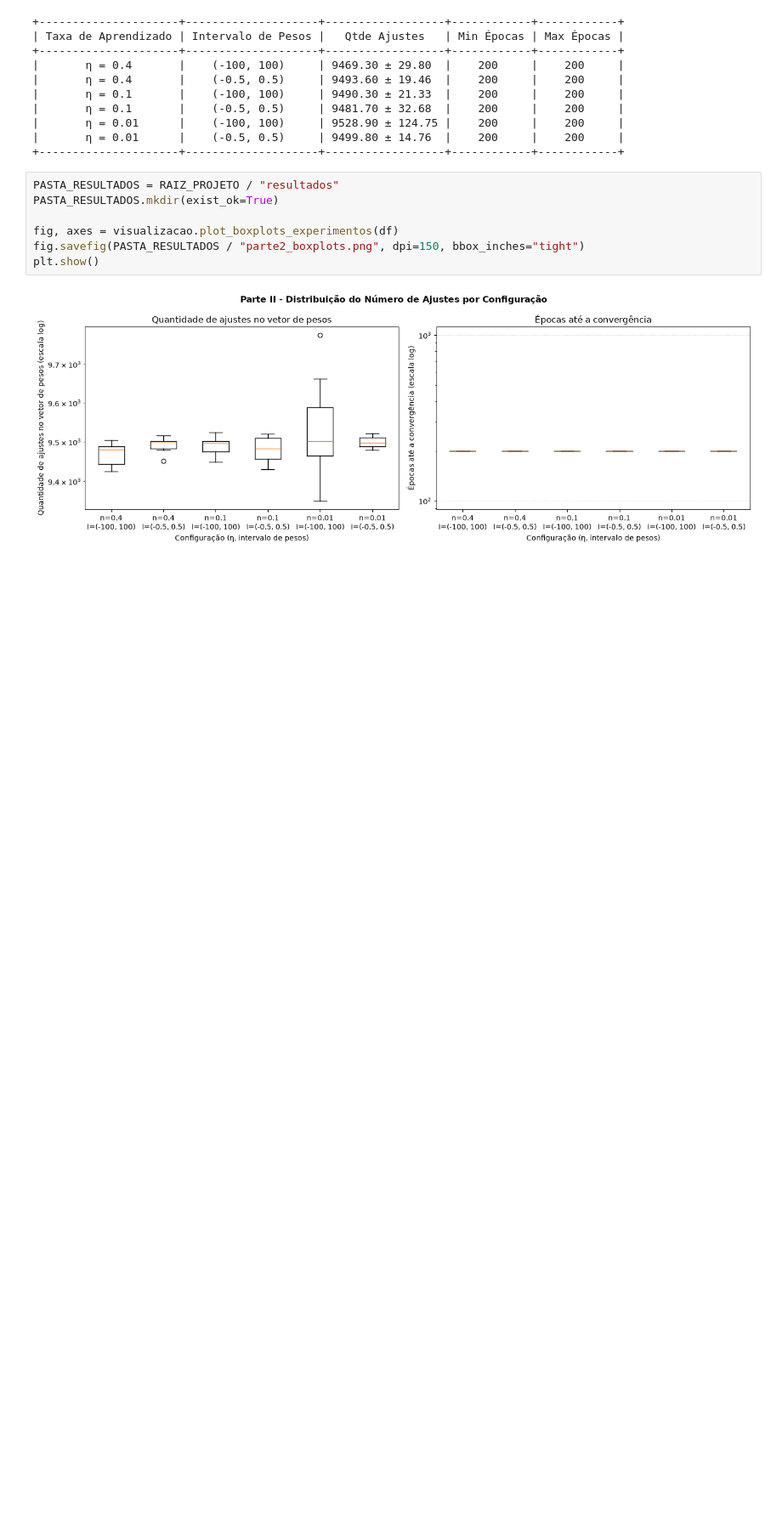
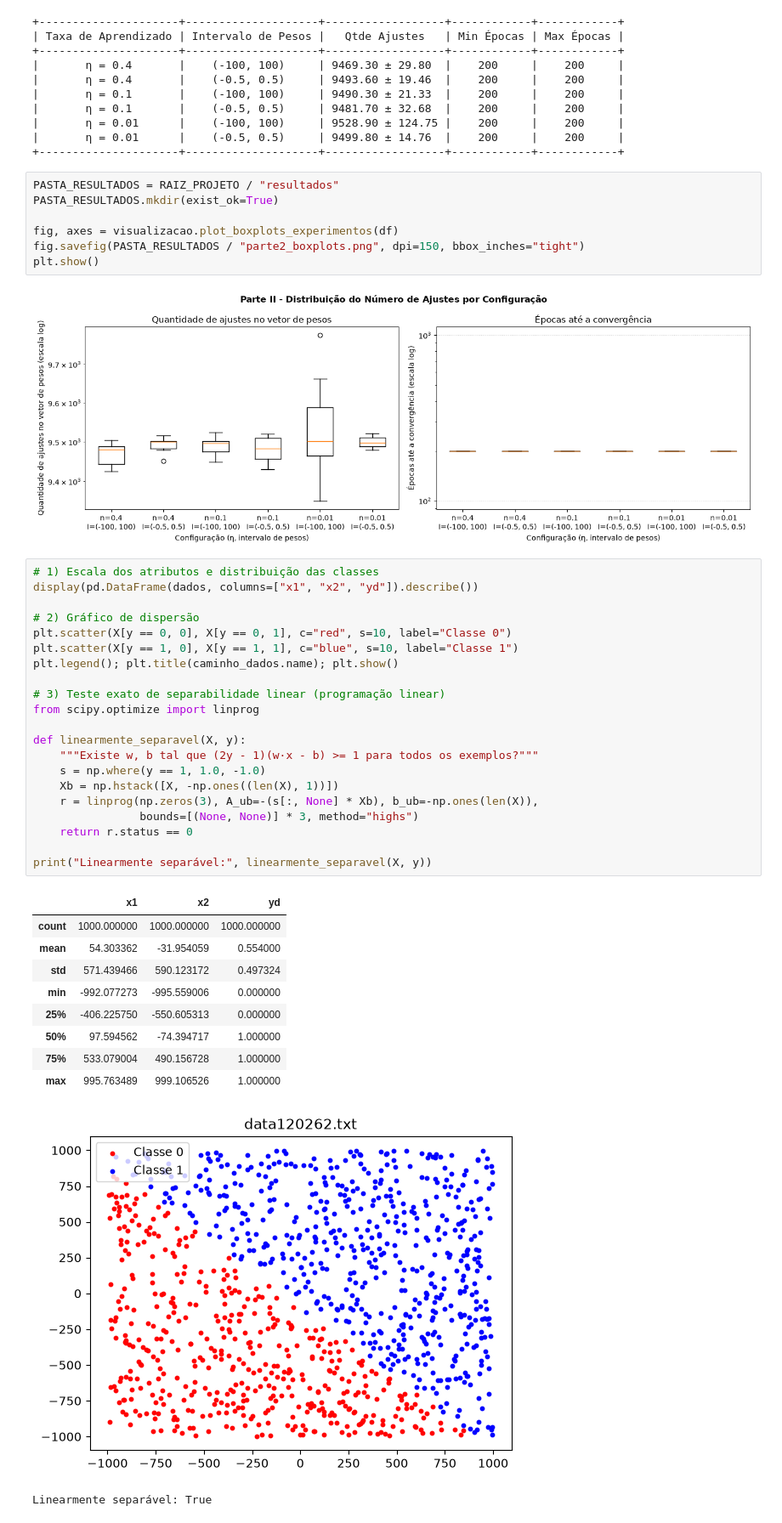
Before and after one commit to arthur-rezende/rna-2026-pp2, a Jupyter notebook: notebooks/02_parte2.ipynb, the cells around one changed output. Shown at 85% size. Cells and saved outputs as stored; diff of their text form; blank space fills up the shorter version.

Commit message:
fix: ajustes dos notebooks e gráficos

```diff
--- a/notebooks/02_parte2.ipynb
+++ b/notebooks/02_parte2.ipynb
@@ -91,3 +91,36 @@ fig.savefig(PASTA_RESULTADOS / "parte2_boxplots.png", dpi=150, bbox_inches="tigh
 plt.show()
 # %% [output]
 [figure]
+# %%
+# 1) Escala dos atributos e distribuição das classes
+display(pd.DataFrame(dados, columns=["x1", "x2", "yd"]).describe())
+
+# 2) Gráfico de dispersão
+plt.scatter(X[y == 0, 0], X[y == 0, 1], c="red", s=10, label="Classe 0")
+plt.scatter(X[y == 1, 0], X[y == 1, 1], c="blue", s=10, label="Classe 1")
+plt.legend(); plt.title(caminho_dados.name); plt.show()
+
+# 3) Teste exato de separabilidade linear (programação linear)
+from scipy.optimize import linprog
+
+def linearmente_separavel(X, y):
+    """Existe w, b tal que (2y - 1)(w·x - b) >= 1 para todos os exemplos?"""
+    s = np.where(y == 1, 1.0, -1.0)
+    Xb = np.hstack([X, -np.ones((len(X), 1))])
+    r = linprog(np.zeros(3), A_ub=-(s[:, None] * Xb), b_ub=-np.ones(len(X)),
+                bounds=[(None, None)] * 3, method="highs")
+    return r.status == 0
+
+print("Linearmente separável:", linearmente_separavel(X, y))
+# %% [output]
+|  | x1 | x2 | yd |
+| count | 1000.000000 | 1000.000000 | 1000.000000 |
+| mean | 54.303362 | -31.954059 | 0.554000 |
+| std | 571.439466 | 590.123172 | 0.497324 |
+| min | -992.077273 | -995.559006 | 0.000000 |
+| 25% | -406.225750 | -550.605313 | 0.000000 |
+| 50% | 97.594562 | -74.394717 | 1.000000 |
+| 75% | 533.079004 | 490.156728 | 1.000000 |
+| max | 995.763489 | 999.106526 | 1.000000 |
+[figure, added]
+Linearmente separável: True
```
Also changed, not shown: 2 other files.
